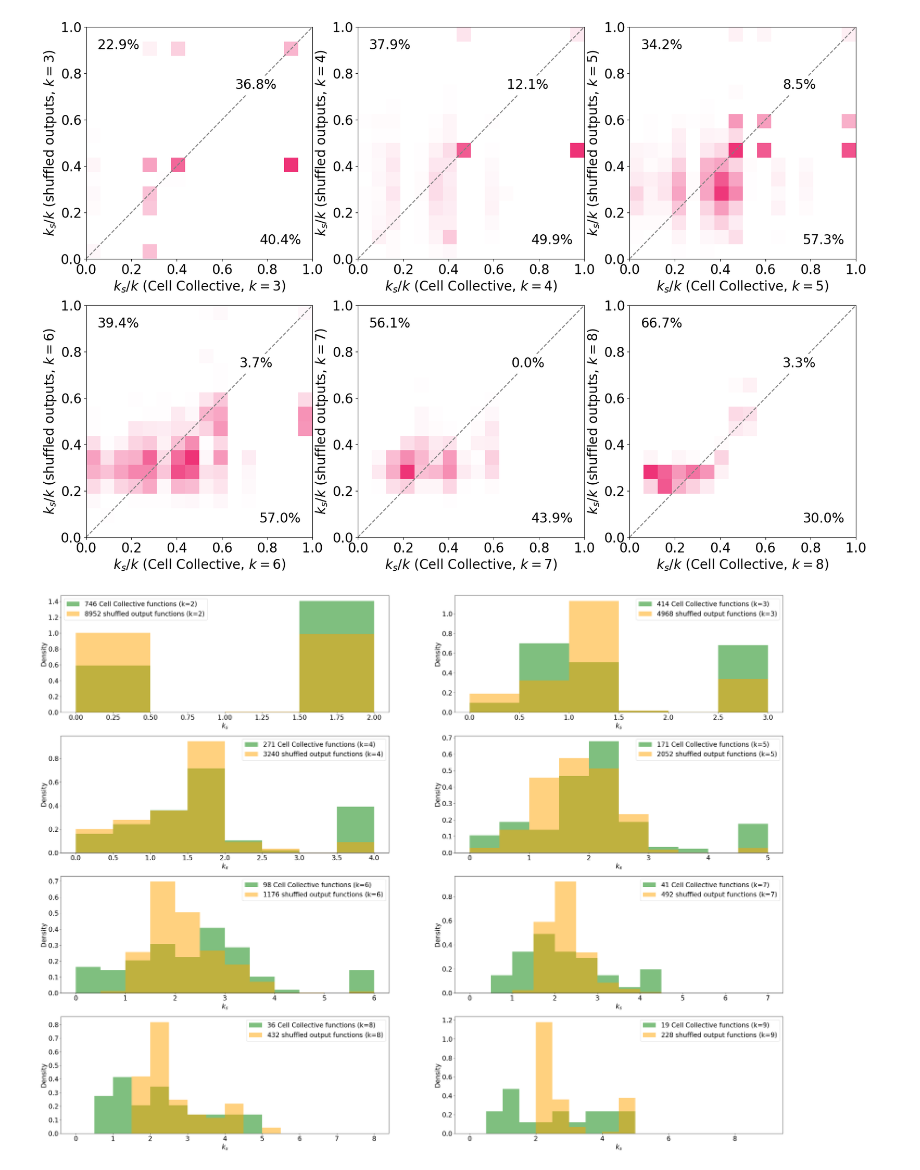
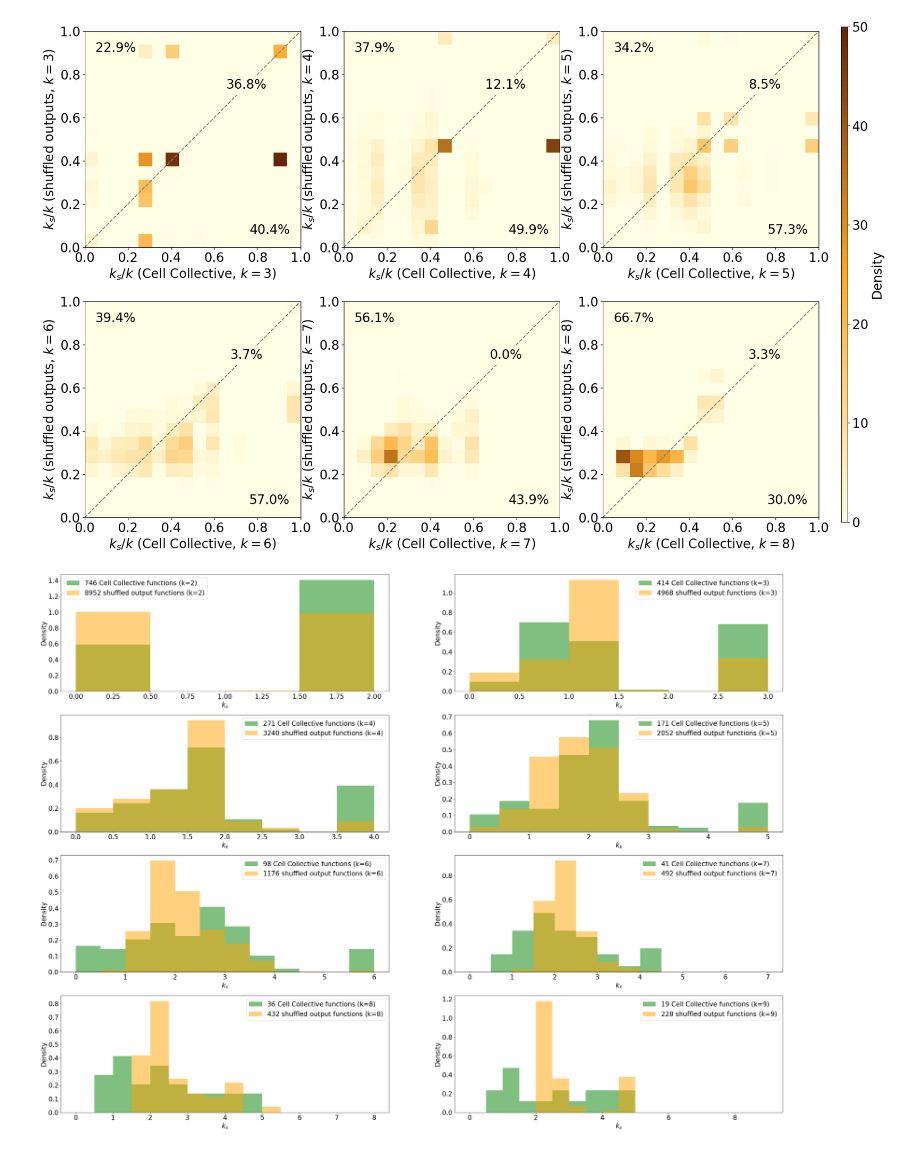
Before and after one commit to CASCI-lab/symmetryInCellCollective, a Jupyter notebook: plots.ipynb, the cells around one changed output. Drawn from its saved outputs; the diff is of its cells as text; code cells hidden in the pictures.

Commit message:
changed color scheme and added colorbar

```diff
--- a/plots.ipynb
+++ b/plots.ipynb
@@ -36,13 +36,14 @@ sv["ks_shuffle_vals"] = sv["ks_shuffle_vals"].map(
 )
 # %%
 kvals = [3, 4, 5, 6, 7, 8]
-fig, axs = plt.subplots(2, 3, figsize=(7 * 3, 7 * 2))
+fig, axs = plt.subplots(2, 3, figsize=(7 * 3 + 4, 7 * 2))
 fig.set_facecolor("white")
 cmap = LinearSegmentedColormap.from_list(
     "my_color_list",
     [
-        "#ffffff",
-        "#ee3377",
+        "#ffffe5",
+        "#fba929",
+        "#662506",
     ],
     N=100,
 )
@@ -76,45 +77,51 @@ for kval, ax in zip(kvals, axs.flatten()):
             print(f"{u=}{s=}")
 
     binwidth = 1 / 16
-    ax.hist2d(
+    h = ax.hist2d(
         unshuffled_ks,
         shuffled_ks,
         bins=[binwidth * i for i in range(int(1 / binwidth) + 1)],
         cmap=cmap,
+        density=True,
+        vmin=0,
+        vmax=50,
     )
 
     ax.plot([0, 1], [0, 1], color="grey", linestyle="--")
     ax.annotate(
         f"{(sym_up_frac)*100:.1f}%",
         xy=(0.05, 0.95),
         xycoords="axes fraction",
         horizontalalignment="left",
         verticalalignment="top",
     )
     ax.annotate(
         f"{(sym_down_frac)*100:.1f}%",
         xy=(0.95, 0.05),
         xycoords="axes fraction",
         horizontalalignment="right",
         verticalalignment="bottom",
     )
 
     ax.annotate(
         f"{sym_same_frac*100:.1f}%",
         xy=(0.75, 0.75),
         xycoords="axes fraction",
         horizontalalignment="center",
         verticalalignment="center",
-        backgroundcolor="white",
+        backgroundcolor="#ffffe5",
     )
+    ax.set_aspect("equal")
 
     ax.set_xlabel(f"$k_s/k$ (Cell Collective, $k={kval}$)")
     ax.set_ylabel(f"$k_s/k$ (shuffled outputs, $k={kval}$)")
-
+cbar = fig.colorbar(h[3], ax=axs, location="right", aspect=75, pad=0.025)
+cbar.ax.tick_params(axis="both")
+cbar.set_label("Density")
 fig.savefig("figs/k_s_2dhist_shuffled.pdf", bbox_inches="tight")
 fig.savefig("figs/k_s_2dhist_shuffled.png", bbox_inches="tight")
 # %% [output]
-[figure, old version]
+[figure, new version]
 # %%
 fig, axs = plt.subplots(4, 2, figsize=(40, 30))
 k = 1
```
Also changed, not shown: parts of 3 cells of this notebook, 4 other files.
